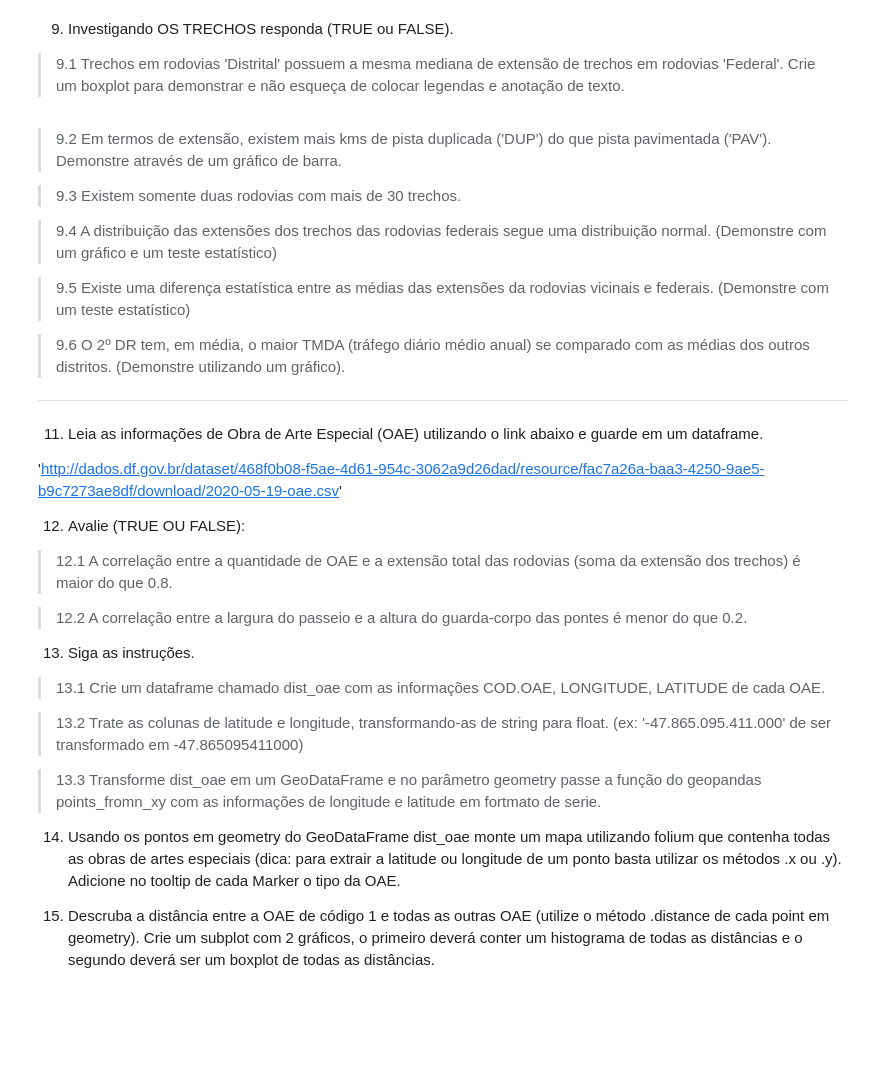
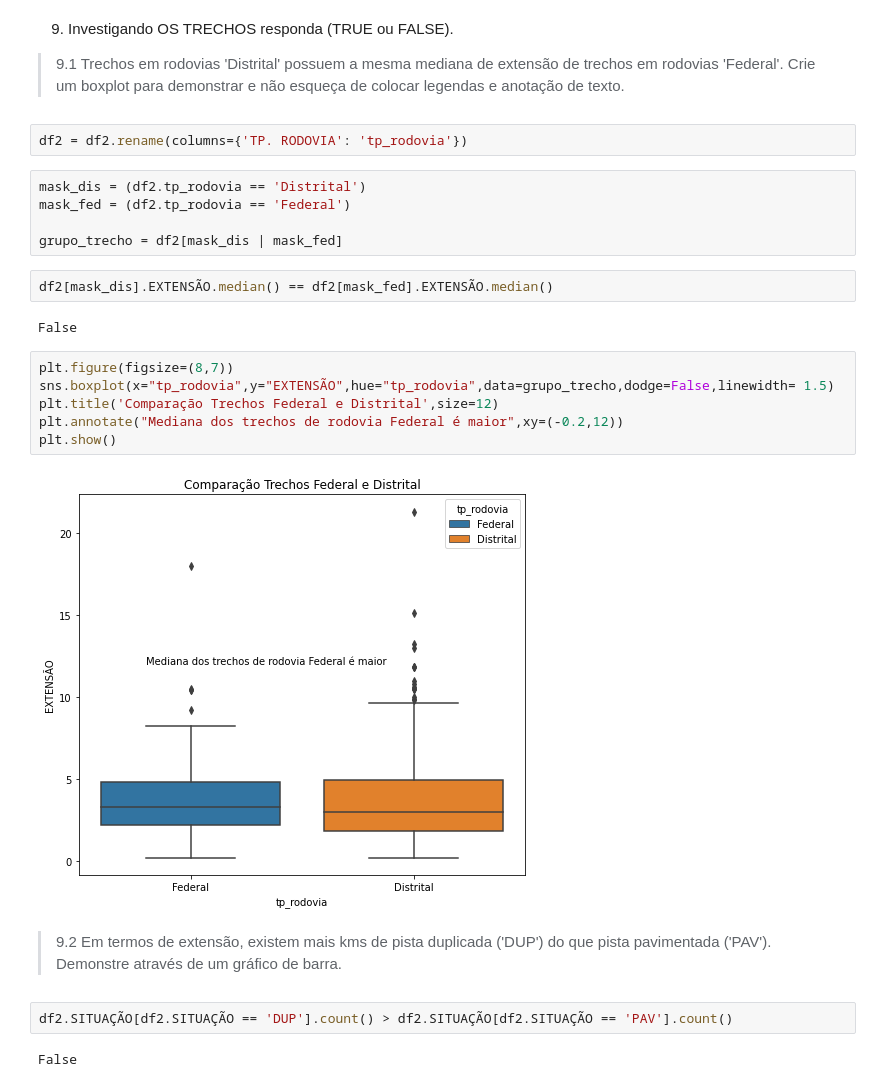
Before and after one commit to raquelcreis/CastoresIndomaveis, a Jupyter notebook: lista002_pandas_matplotlib_Raquel_Reis.ipynb, the cells around one changed output. Cells and saved outputs as stored; diff of their text form; blank space fills up the shorter version.

```diff
--- a/lista002_pandas_matplotlib_Raquel_Reis.ipynb
+++ b/lista002_pandas_matplotlib_Raquel_Reis.ipynb
@@ -213,47 +230,29 @@ df2
 9. Investigando OS TRECHOS responda (TRUE ou FALSE).
 
 > 9.1 Trechos em rodovias 'Distrital' possuem a mesma mediana de extensão de trechos em rodovias 'Federal'. Crie um boxplot para demonstrar e não esqueça de colocar legendas e anotação de texto.
-# %% [markdown]
-
-
-
-
-
-
-
-
-
-
-> 9.2 Em termos de extensão, existem mais kms de pista duplicada ('DUP') do que pista pavimentada ('PAV'). Demonstre através de um gráfico de barra.
-
-> 9.3 Existem somente duas rodovias com mais de 30 trechos.
-
-> 9.4 A distribuição das extensões dos trechos das rodovias federais segue uma distribuição normal. (Demonstre com um gráfico e um teste estatístico)
-
-> 9.5 Existe uma diferença estatística entre as médias das extensões da rodovias vicinais e federais. (Demonstre com um teste estatístico)
-
-> 9.6 O 2º DR tem, em média, o maior TMDA (tráfego diário médio anual) se comparado com as médias dos outros distritos. (Demonstre utilizando um gráfico).
-
-___
-
-11. Leia as informações de Obra de Arte Especial (OAE) utilizando o link abaixo e guarde em um dataframe.
-
-'http://dados.df.gov.br/dataset/468f0b08-f5ae-4d61-954c-3062a9d26dad/resource/fac7a26a-baa3-4250-9ae5-b9c7273ae8df/download/2020-05-19-oae.csv'
-
-12. Avalie (TRUE OU FALSE):
-
-> 12.1 A correlação entre a quantidade de OAE e a extensão total das rodovias (soma da extensão dos trechos) é maior do que 0.8.
-
-> 12.2 A correlação entre a largura do passeio e a altura do guarda-corpo das pontes é menor do que 0.2.
-
-13. Siga as instruções.
-
-> 13.1 Crie um dataframe chamado dist_oae com as informações COD.OAE, LONGITUDE, LATITUDE de cada OAE.
-
-> 13.2 Trate as colunas de latitude e longitude, transformando-as de string para float. (ex: '-47.865.095.411.000' de ser transformado em -47.865095411000)
-
-> 13.3 Transforme dist_oae em um GeoDataFrame e no parâmetro geometry passe a função do geopandas points_fromn_xy com as informações de longitude e latitude em fortmato de serie.
-
-14. Usando os pontos em geometry do GeoDataFrame dist_oae monte um mapa utilizando folium que contenha todas as obras de artes especiais (dica: para extrair a latitude ou longitude de um ponto basta utilizar os métodos .x ou .y). Adicione no tooltip de cada Marker o tipo da OAE.
-
-15. Descruba a distância entre a OAE de código 1 e todas as outras OAE (utilize o método .distance de cada point em geometry). Crie um subplot com 2 gráficos, o primeiro deverá conter um histograma de todas as distâncias e o segundo deverá ser um boxplot de todas as distâncias.
+# %%
+df2 = df2.rename(columns={'TP. RODOVIA': 'tp_rodovia'})
+# %%
+mask_dis = (df2.tp_rodovia == 'Distrital')
+mask_fed = (df2.tp_rodovia == 'Federal')
+
+grupo_trecho = df2[mask_dis | mask_fed]
+# %%
+df2[mask_dis].EXTENSÃO.median() == df2[mask_fed].EXTENSÃO.median()
+# %% [output]
+False
+# %%
+plt.figure(figsize=(8,7))
+sns.boxplot(x="tp_rodovia",y="EXTENSÃO",hue="tp_rodovia",data=grupo_trecho,dodge=False,linewidth= 1.5)
+plt.title('Comparação Trechos Federal e Distrital',size=12)
+plt.annotate("Mediana dos trechos de rodovia Federal é maior",xy=(-0.2,12))
+plt.show()
+# %% [output]
+[figure, added]
+# %% [markdown]
+
+> 9.2 Em termos de extensão, existem mais kms de pista duplicada ('DUP') do que pista pavimentada ('PAV'). Demonstre através de um gráfico de barra.
+# %%
+df2.SITUAÇÃO[df2.SITUAÇÃO == 'DUP'].count() > df2.SITUAÇÃO[df2.SITUAÇÃO == 'PAV'].count()
+# %% [output]
+False
```
Also changed, not shown: parts of 56 cells of this notebook.
